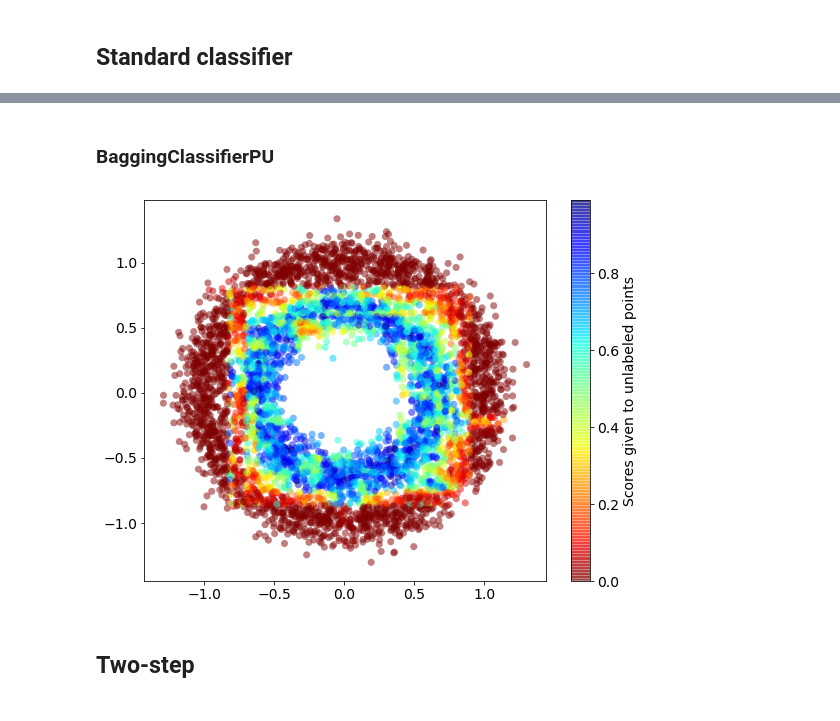
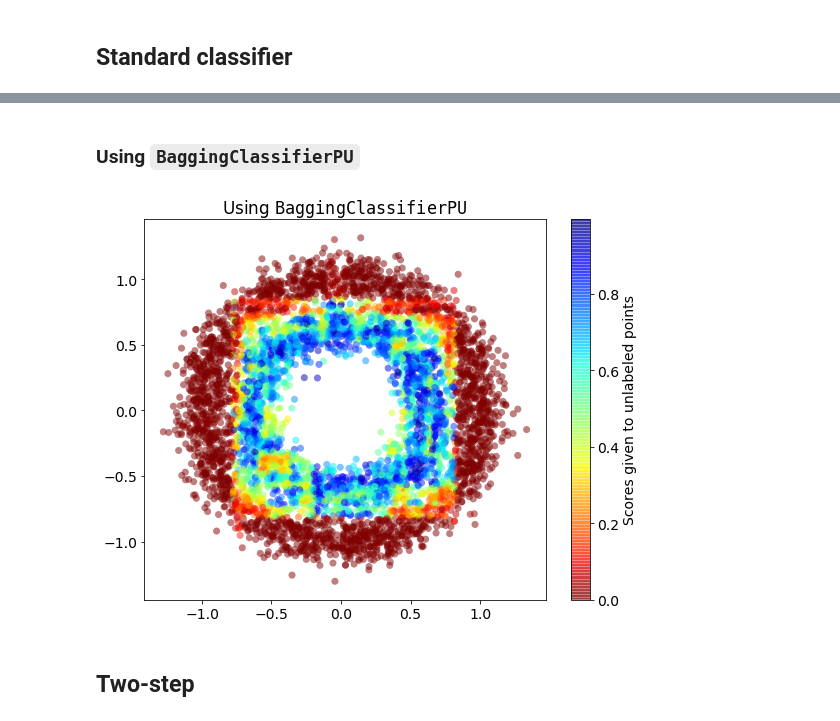
Before and after one commit to roywright/pu_learning, a Jupyter notebook: circles.ipynb, the cells around one changed output, grey strips where cells are left out. Saved outputs shown, nothing was run; the diff lists cells and outputs as text; code cells hidden in the pictures.

```diff
--- a/circles.ipynb
+++ b/circles.ipynb
@@ -12,7 +12,10 @@ plt.rcParams['font.size'] = 14         # graph font size
 # %%
 # Create the data set
 from sklearn.datasets import make_circles
-X, y = make_circles(n_samples = 6000, noise = 0.1, shuffle = True, factor = .65)
+X, y = make_circles(
+    n_samples = 6000, noise = 0.1,
+    shuffle = True, factor = .65
+)
 X = pd.DataFrame(X, columns = ['feature1', 'feature2'])
 y = pd.Series(y)
 # %%
@@ -63,8 +67,7 @@ plt.show()
 from sklearn.ensemble import RandomForestClassifier
 rf = RandomForestClassifier(
     n_estimators = 1000,  # Use 1000 trees
-    n_jobs = -1,          # Use all CPU cores
-    oob_score = True      # Keep track of OOB scores (we'll use them below)
+    n_jobs = -1           # Use all CPU cores
 )
 rf.fit(X, y)
 
@@ -92,3 +95,0 @@ plt.show()
-# %%
-# Store the average OOB scores found during training of the RF model
-results['output_oob'] = rf.oob_decision_function_[:,1]
@@ -154,5 +143,5 @@ plt.show()
 # %% [markdown]
-### BaggingClassifierPU
+### Using `BaggingClassifierPU`
 # %%
 from baggingPU import BaggingClassifierPU
 bc = BaggingClassifierPU(
@@ -166,14 +155,15 @@ results['output_skb'] = bc.oob_decision_function_[:,1]
 # %%
 # Visualize this approach's results
 plt.scatter(
     X[y==0].feature1, X[y==0].feature2,
     c = results[y==0].output_skb, linewidth = 0, s = 50, alpha = 0.5,
     cmap = 'jet_r'
 )
 plt.colorbar(label='Scores given to unlabeled points')
+plt.title(r'Using ${\tt BaggingClassifierPU}$')
 plt.show()
 # %% [output]
-[figure, old version]
+[figure, new version]
 # %% [markdown]
 ## Two-step
 # %%
```
Also changed, not shown: parts of 22 cells of this notebook, 2 other files.
